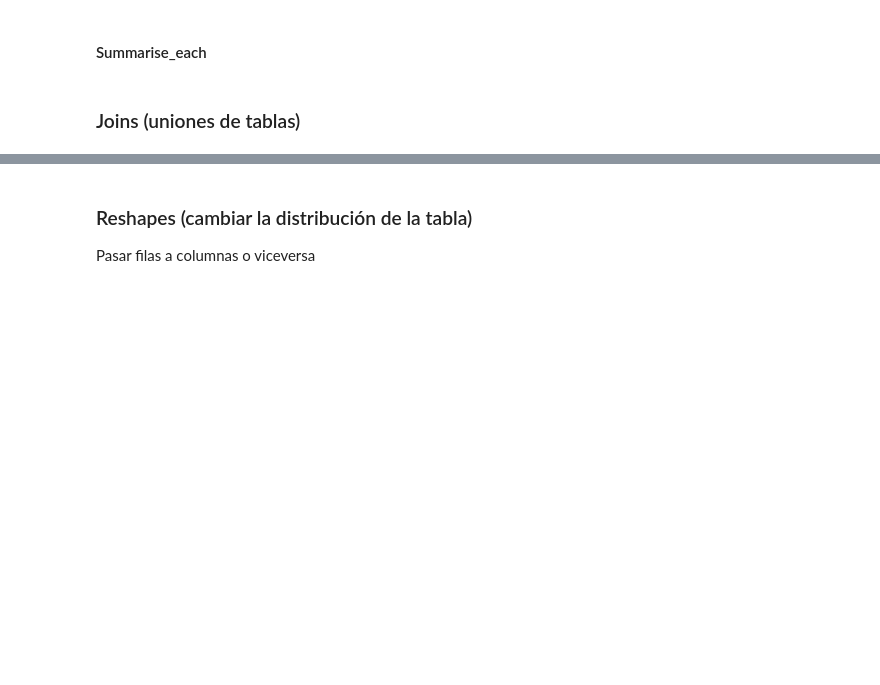
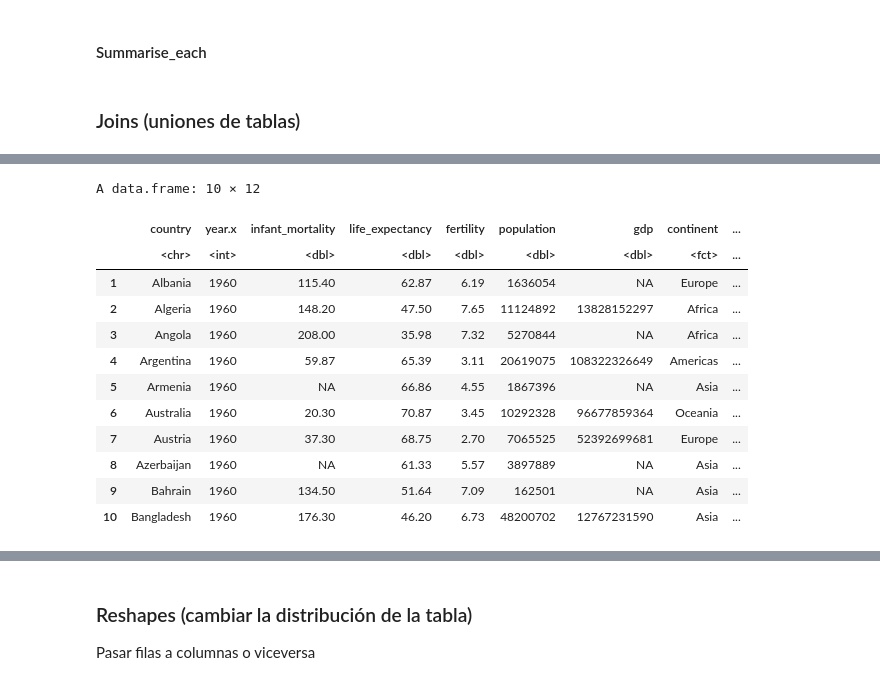
Before and after one commit to AngelArcones/R_for_friends, a Jupyter notebook: Tutoriales/Notebooks/dplyr_tutorial.ipynb, the cells around one changed output, grey strips where cells are left out. Saved outputs shown, nothing was run; the diff lists cells and outputs as text; code cells hidden in the pictures; blank space fills up the shorter version.

```diff
--- a/Tutoriales/Notebooks/dplyr_tutorial.ipynb
+++ b/Tutoriales/Notebooks/dplyr_tutorial.ipynb
@@ -426,0 +522,17 @@ A tibble: 10 × 2
+# %%
+#union por "country"
+inner_join(df, happiness_df, by = "country") %>% head(10)
+# %% [output]
+A data.frame: 10 × 12
+|  | country | year.x | infant_mortality | life_expectancy | fertility | population | gdp | continent | ... |
+|  | <chr> | <int> | <dbl> | <dbl> | <dbl> | <dbl> | <dbl> | <fct> | ... |
+| 1 | Albania | 1960 | 115.40 | 62.87 | 6.19 | 1636054 | NA | Europe | ... |
+| 2 | Algeria | 1960 | 148.20 | 47.50 | 7.65 | 11124892 | 13828152297 | Africa | ... |
+| 3 | Angola | 1960 | 208.00 | 35.98 | 7.32 | 5270844 | NA | Africa | ... |
+| 4 | Argentina | 1960 | 59.87 | 65.39 | 3.11 | 20619075 | 108322326649 | Americas | ... |
+| 5 | Armenia | 1960 | NA | 66.86 | 4.55 | 1867396 | NA | Asia | ... |
+| 6 | Australia | 1960 | 20.30 | 70.87 | 3.45 | 10292328 | 96677859364 | Oceania | ... |
+| 7 | Austria | 1960 | 37.30 | 68.75 | 2.70 | 7065525 | 52392699681 | Europe | ... |
+| 8 | Azerbaijan | 1960 | NA | 61.33 | 5.57 | 3897889 | NA | Asia | ... |
+| 9 | Bahrain | 1960 | 134.50 | 51.64 | 7.09 | 162501 | NA | Asia | ... |
+| 10 | Bangladesh | 1960 | 176.30 | 46.20 | 6.73 | 48200702 | 12767231590 | Asia | ... |
```
Also changed, not shown: parts of 27 cells of this notebook.
